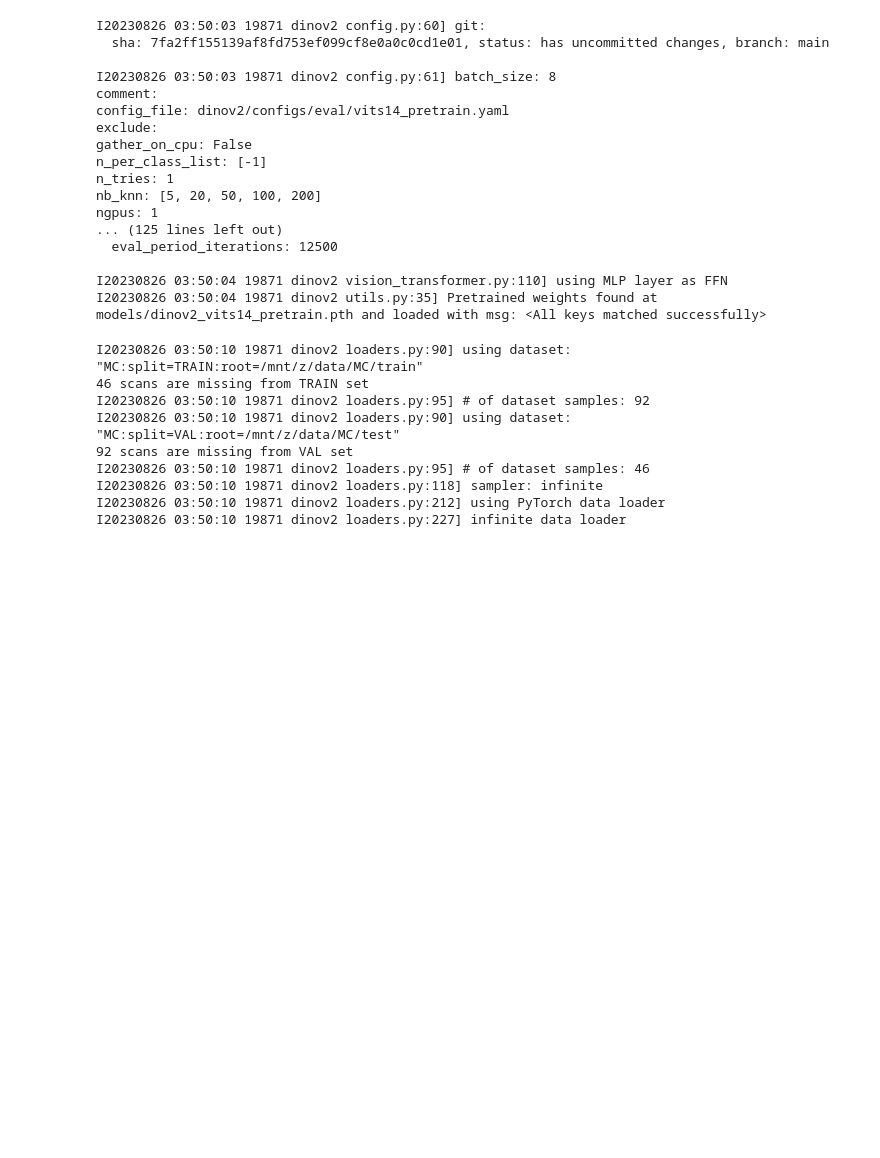
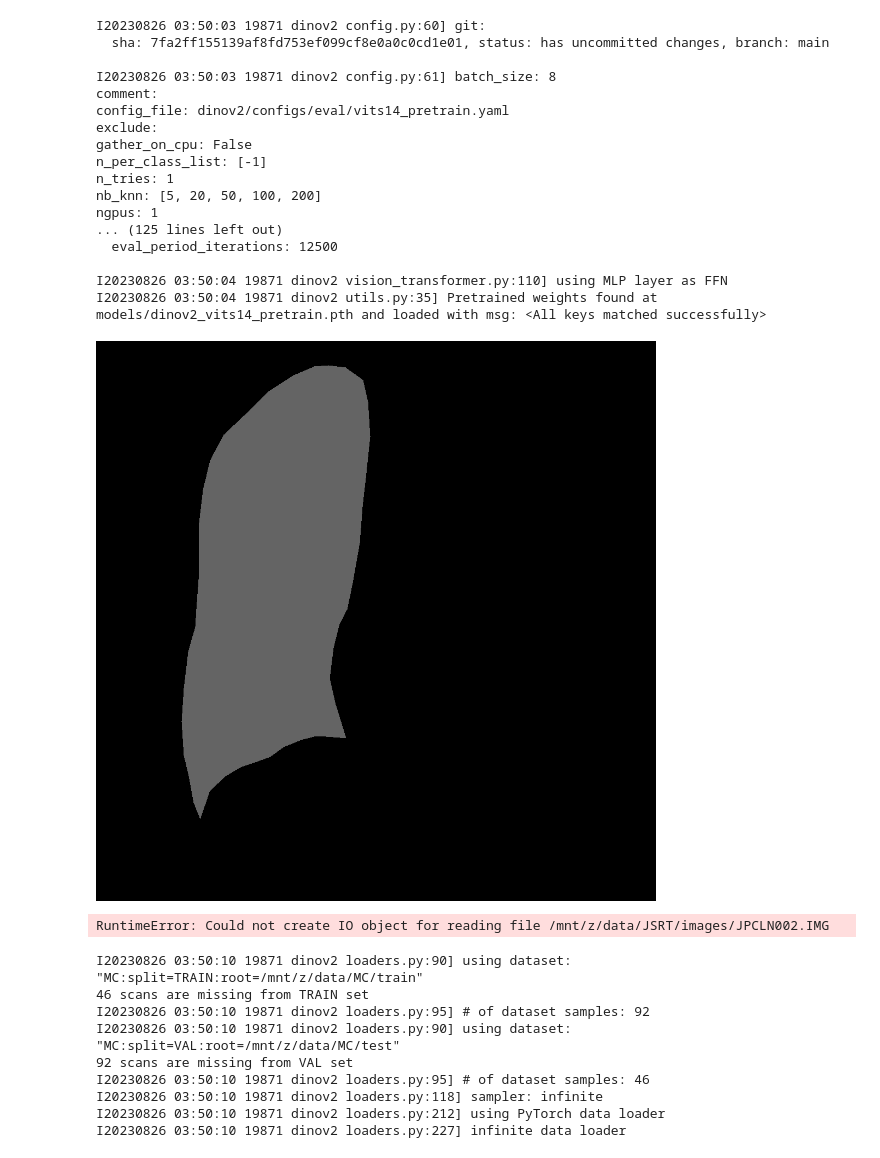
Before and after one commit to MohammedSB/DINOv2ForRadiology, a Jupyter notebook: exprements.ipynb, the cells around one changed output. Saved outputs shown, nothing was run; the diff lists cells and outputs as text; code cells hidden in the pictures; blank space fills up the shorter version.

```diff
--- a/exprements.ipynb
+++ b/exprements.ipynb
@@ -52,6 +52,17 @@ ngpus: 1
 
 I20230826 03:50:04 19871 dinov2 vision_transformer.py:110] using MLP layer as FFN
 I20230826 03:50:04 19871 dinov2 utils.py:35] Pretrained weights found at models/dinov2_vits14_pretrain.pth and loaded with msg: <All keys matched successfully>
+# %%
+a = skimage.io.imread("/mnt/z/data/JSRT/masks/JPCLN001.tif")
+# %%
+show_image_from_tensor(torch.tensor(a*100))
+# %% [output]
+[figure, added]
+# %%
+import imageio
+imageio.imread("/mnt/z/data/JSRT/images/JPCLN002.IMG")
+# %% [output]
+RuntimeError: Could not create IO object for reading file /mnt/z/data/JSRT/images/JPCLN002.IMG
 # %%
 # root_location = "/mnt/z/data/MC"
 # images_location = root_location + os.sep + "CXR_png"
```
Also changed, not shown: 2 other files.
